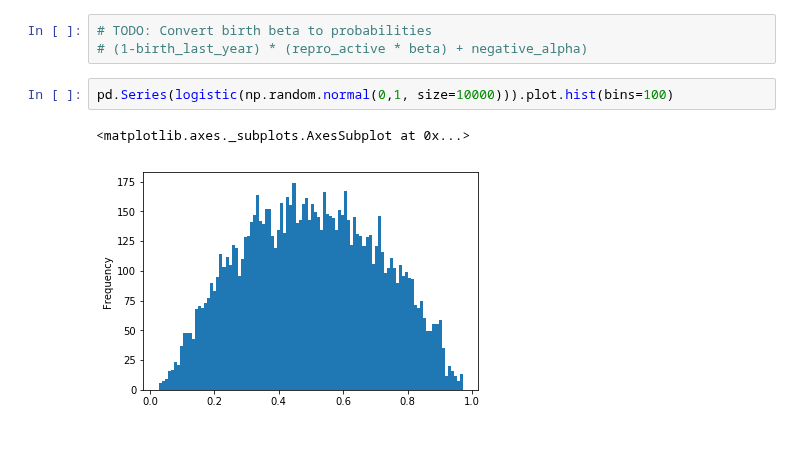
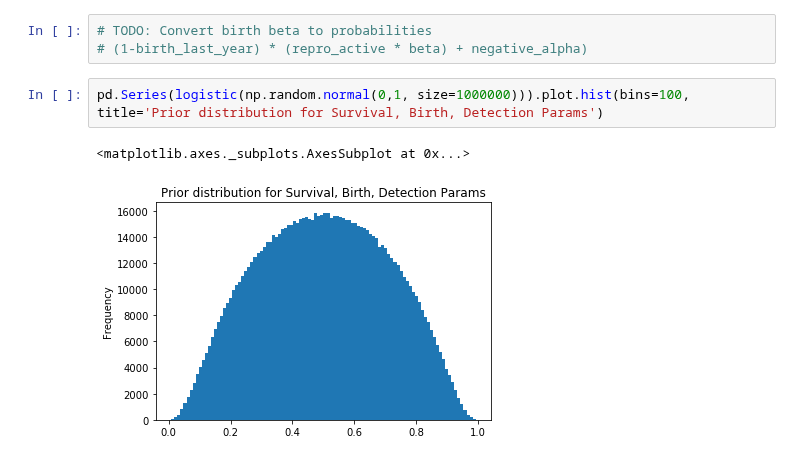
Before and after one commit to Edderic/mics-whales, a Jupyter notebook: mics-whales-new.ipynb, the cells around one changed output. Saved outputs shown, nothing was run; the diff lists cells and outputs as text.

```diff
--- a/mics-whales-new.ipynb
+++ b/mics-whales-new.ipynb
@@ -1301,10 +1415,10 @@ GridSpec(1, 2, width_ratios=[3, 1])
 # TODO: Convert birth beta to probabilities
 # (1-birth_last_year) * (repro_active * beta) + negative_alpha)
 # %%
-pd.Series(logistic(np.random.normal(0,1, size=10000))).plot.hist(bins=100)
+pd.Series(logistic(np.random.normal(0,1, size=1000000))).plot.hist(bins=100, title='Prior distribution for Survival, Birth, Detection Params')
 # %% [output]
 <matplotlib.axes._subplots.AxesSubplot at 0x...>
-[figure, old version]
+[figure, new version]
 # %%
 pd.Series(logistic(trace['beta_birth_2005'] - 10)).plot.hist(bins=100)
 # %% [output]
```
Also changed, not shown: parts of 37 cells of this notebook.
